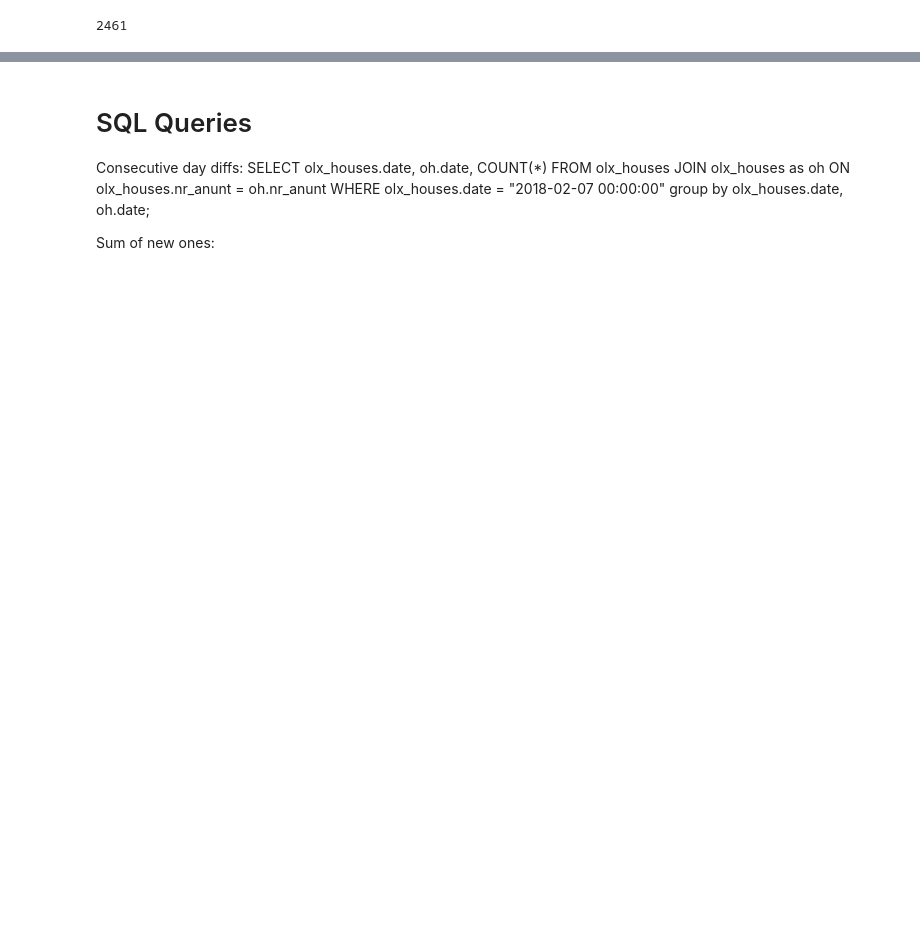
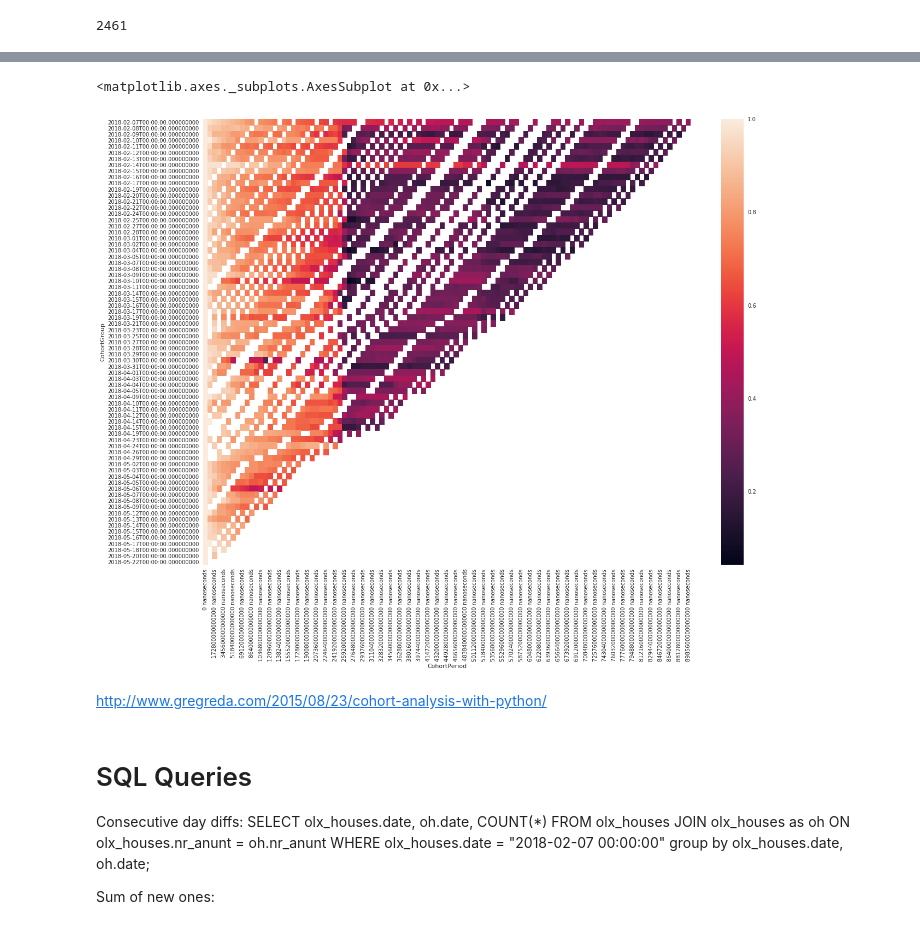
Before and after one commit to rolisz/olx_scrapy, a Jupyter notebook: notebooks/Timeslice.ipynb, the cells around one changed output, grey strips where cells are left out. Drawn from its saved outputs; the diff is of its cells as text; code cells hidden in the pictures; blank space fills up the shorter version.

```diff
--- a/notebooks/Timeslice.ipynb
+++ b/notebooks/Timeslice.ipynb
@@ -113,3 +247,14 @@ e.head()
+# %%
+import seaborn as sns
+sns.set(style='white')
+
+plt.figure(figsize=(20, 15))
+sns.heatmap(retention.T,   fmt='.0%', )
+# %% [output]
+<matplotlib.axes._subplots.AxesSubplot at 0x...>
+[figure, added]
+# %% [markdown]
+http://www.gregreda.com/2015/08/23/cohort-analysis-with-python/
 # %%
 for e in l:
     e.to_sql("olx_houses", sqlite3.connect("./olx_houses.db"), if_exists='append')
```
Also changed, not shown: parts of 18 cells of this notebook, 1 other file.
